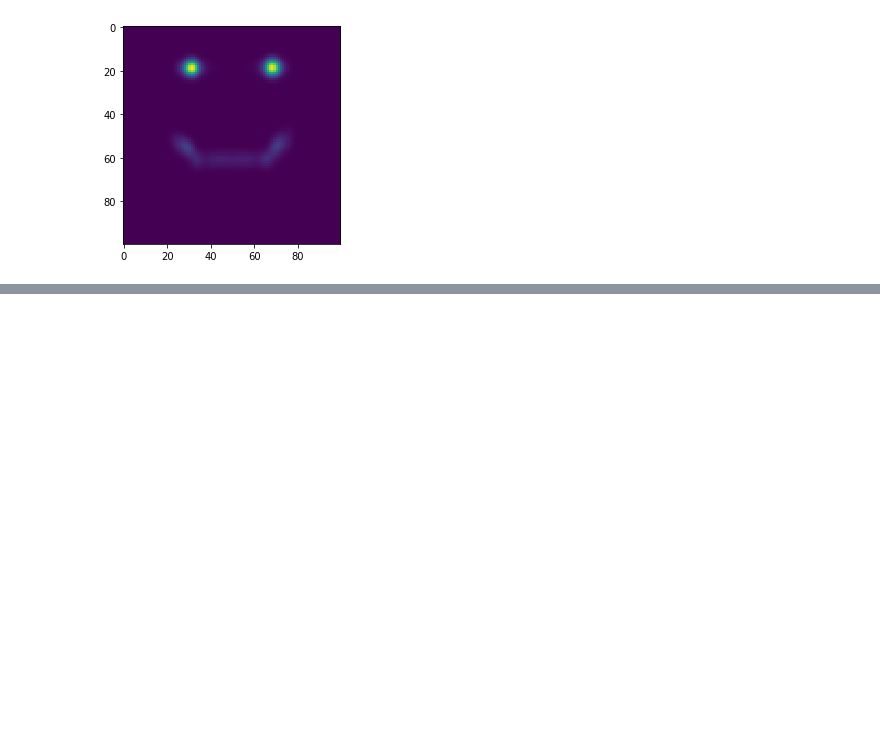
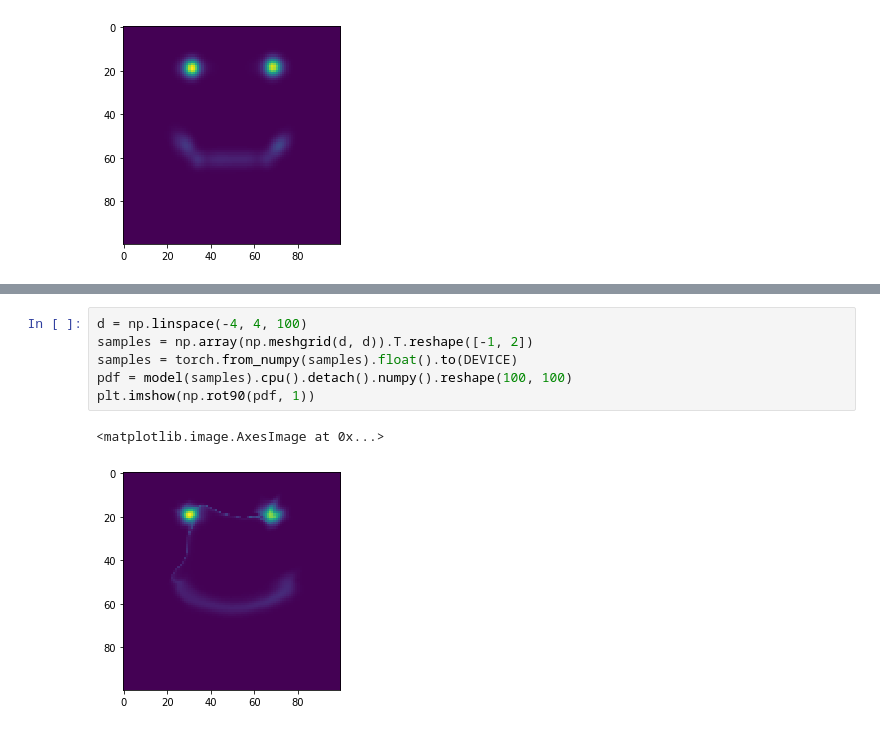
Before and after one commit to MariEliseeva/DUL, a Jupyter notebook: hw2_1.ipynb, the cells around one changed output, grey strips where cells are left out. Saved outputs shown, nothing was run; the diff lists cells and outputs as text; blank space fills up the shorter version.

```diff
--- a/hw2_1.ipynb
+++ b/hw2_1.ipynb
@@ -230,0 +352,9 @@ plt.legend()
+# %%
+d = np.linspace(-4, 4, 100)
+samples = np.array(np.meshgrid(d, d)).T.reshape([-1, 2])
+samples = torch.from_numpy(samples).float().to(DEVICE)
+pdf = model(samples).cpu().detach().numpy().reshape(100, 100)
+plt.imshow(np.rot90(pdf, 1))
+# %% [output]
+<matplotlib.image.AxesImage at 0x...>
+[figure, added]
```
Also changed, not shown: parts of 17 cells of this notebook.
